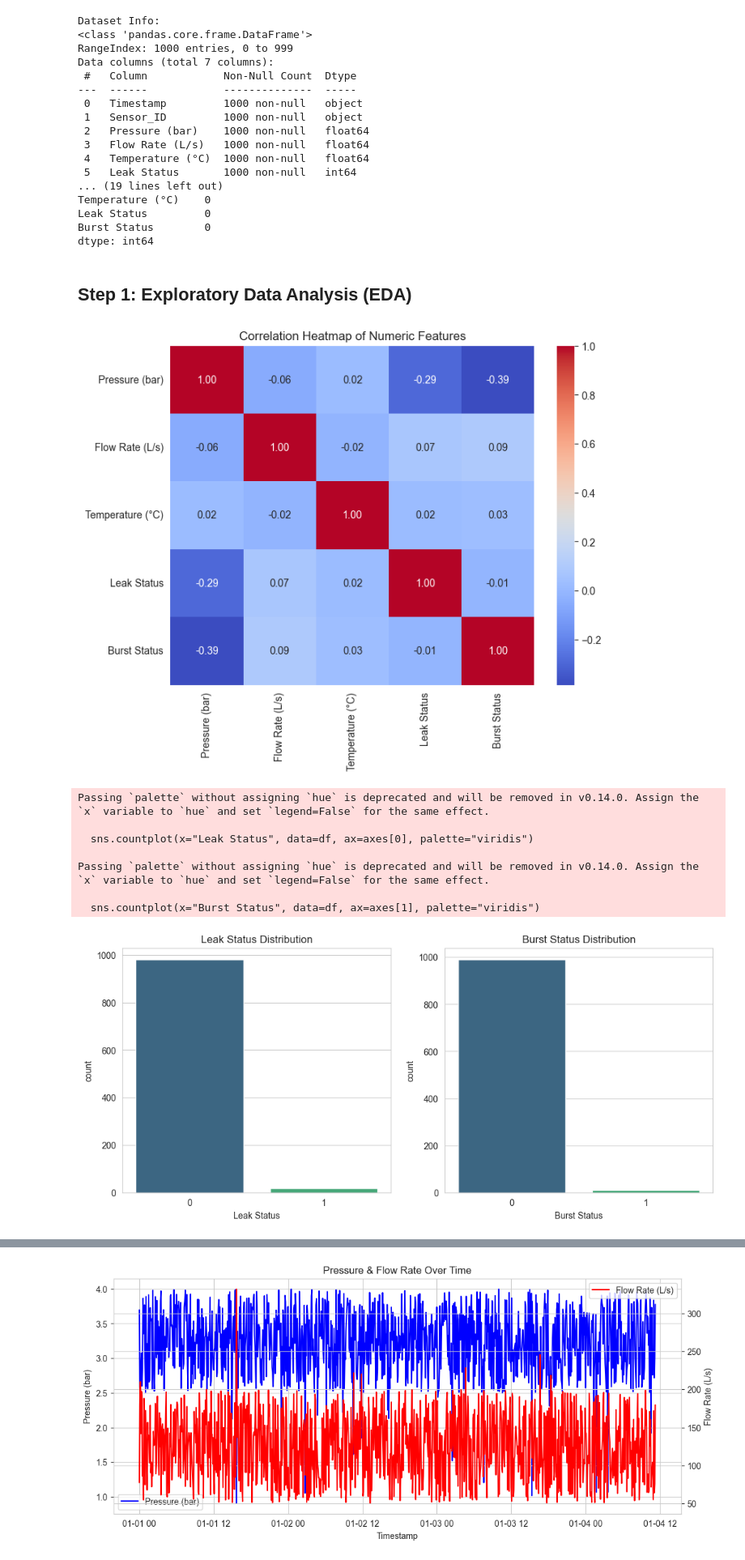
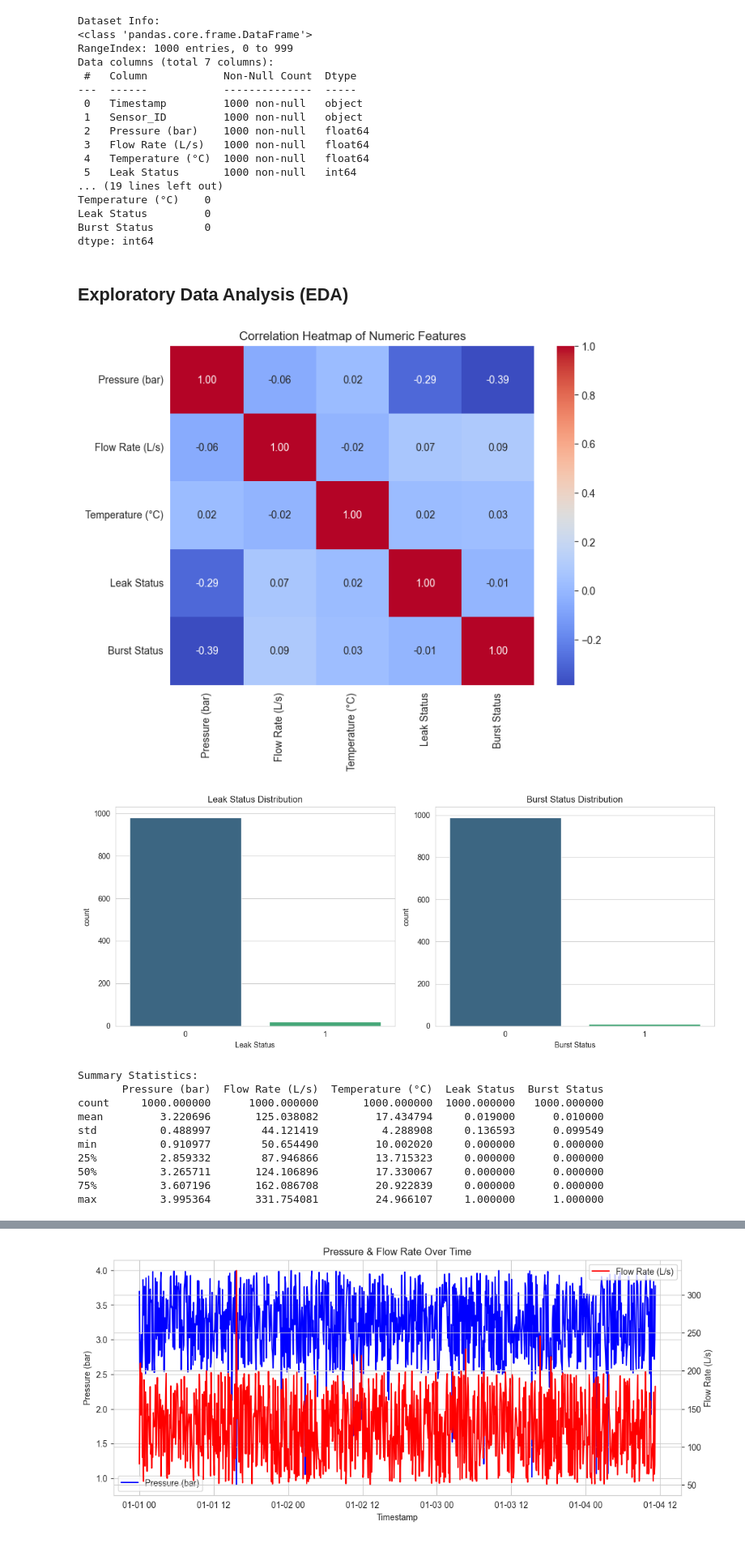
Before and after one commit to CSCN8040-Water-Wastage-in-Urban-Areas/Reducing-Water-Wastage-in-Urban-Areas, a Jupyter notebook: Unit4_inclass activity.ipynb, the cells around one changed output, grey strips where cells are left out. Shown: that part at 81% size. Saved outputs shown, nothing was run; the diff lists cells and outputs as text; code cells hidden in the pictures.

```diff
--- a/Unit4_inclass activity.ipynb
+++ b/Unit4_inclass activity.ipynb
@@ -63,51 +102,55 @@ Leak Status         0
 Burst Status        0
 dtype: int64
 # %% [markdown]
-## Step 1: Exploratory Data Analysis (EDA)
+##  Exploratory Data Analysis (EDA)
 # %%
 import pandas as pd
 import matplotlib.pyplot as plt
 import seaborn as sns
 
-# Load dataset
-file_path = "water_leak_detection_1000_rows.csv"
-df = pd.read_csv(file_path)
 
 # Set style for plots
 sns.set_style("whitegrid")
 
 # Summary statistics
 summary_stats = df.describe()
 
 # Select only numeric columns for correlation heatmap
 numeric_df = df.select_dtypes(include=["number"])
 
 # Correlation heatmap
 plt.figure(figsize=(8, 6))
 sns.heatmap(numeric_df.corr(), annot=True, cmap="coolwarm", fmt=".2f")
 plt.title("Correlation Heatmap of Numeric Features")
 plt.show()
 
-# Count of Leak and Burst Status
+# Count of Leak and Burst Status (Fixed FutureWarnings)
 fig, axes = plt.subplots(1, 2, figsize=(12, 5))
-sns.countplot(x="Leak Status", data=df, ax=axes[0], palette="viridis")
+
+# Leak Status Plot (Fix: added hue and legend=False)
+sns.countplot(x="Leak Status", hue="Leak Status", data=df, ax=axes[0], palette="viridis", legend=False)
 axes[0].set_title("Leak Status Distribution")
 
-sns.countplot(x="Burst Status", data=df, ax=axes[1], palette="viridis")
+# Burst Status Plot (Fix: added hue and legend=False)
+sns.countplot(x="Burst Status", hue="Burst Status", data=df, ax=axes[1], palette="viridis", legend=False)
 axes[1].set_title("Burst Status Distribution")
 
+plt.tight_layout()
 plt.show()
 
 # Display summary statistics using Pandas
 print("\nSummary Statistics:")
-print(df.describe().to_string())
+print(summary_stats.to_string())
 # %% [output]
 [figure]
+[figure, new version]
-Passing `palette` without assigning `hue` is deprecated and will be removed in v0.14.0. Assign the `x` variable to `hue` and set `legend=False` for the same effect.
-
-  sns.countplot(x="Leak Status", data=df, ax=axes[0], palette="viridis")
-
-Passing `palette` without assigning `hue` is deprecated and will be removed in v0.14.0. Assign the `x` variable to `hue` and set `legend=False` for the same effect.
-
-  sns.countplot(x="Burst Status", data=df, ax=axes[1], palette="viridis")
+Summary Statistics:
+       Pressure (bar)  Flow Rate (L/s)  Temperature (°C)  Leak Status  Burst Status
+count     1000.000000      1000.000000       1000.000000  1000.000000   1000.000000
+mean         3.220696       125.038082         17.434794     0.019000      0.010000
+std          0.488997        44.121419          4.288908     0.136593      0.099549
+min          0.910977        50.654490         10.002020     0.000000      0.000000
+25%          2.859332        87.946866         13.715323     0.000000      0.000000
+50%          3.265711       124.106896         17.330067     0.000000      0.000000
+75%          3.607196       162.086708         20.922839     0.000000      0.000000
+max          3.995364       331.754081         24.966107     1.000000      1.000000
-[figure, old version]
```
Also changed, not shown: parts of 27 cells of this notebook.
